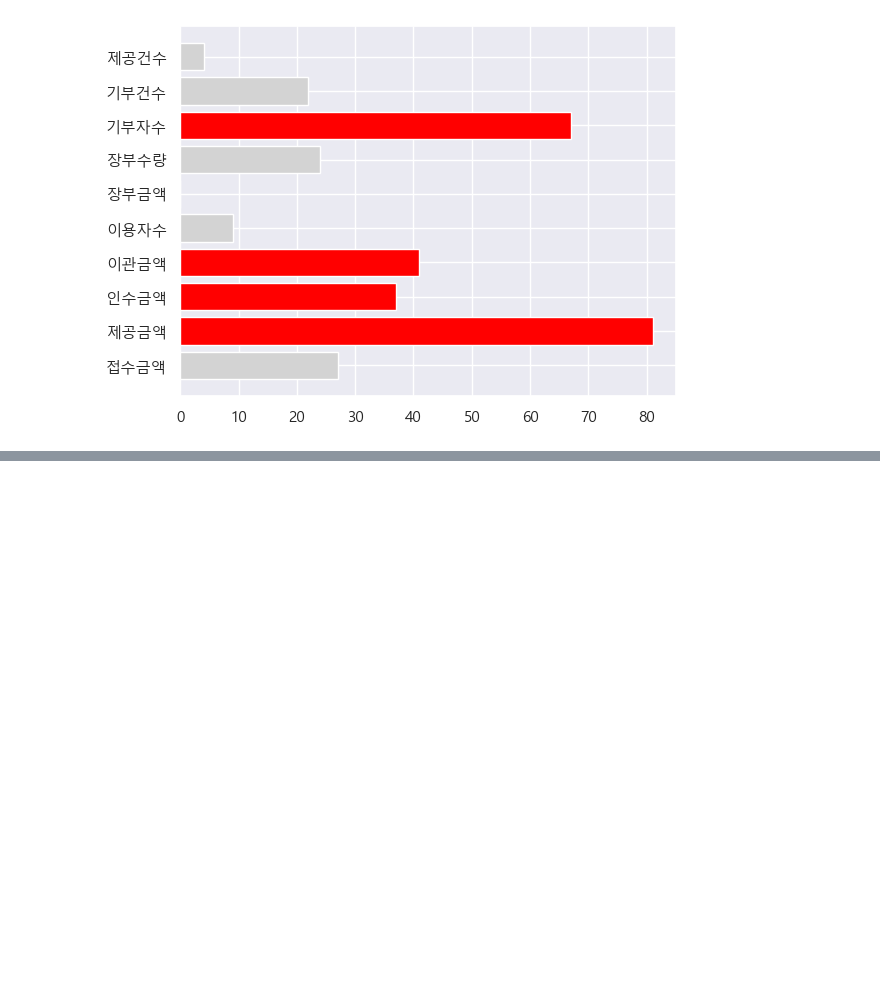
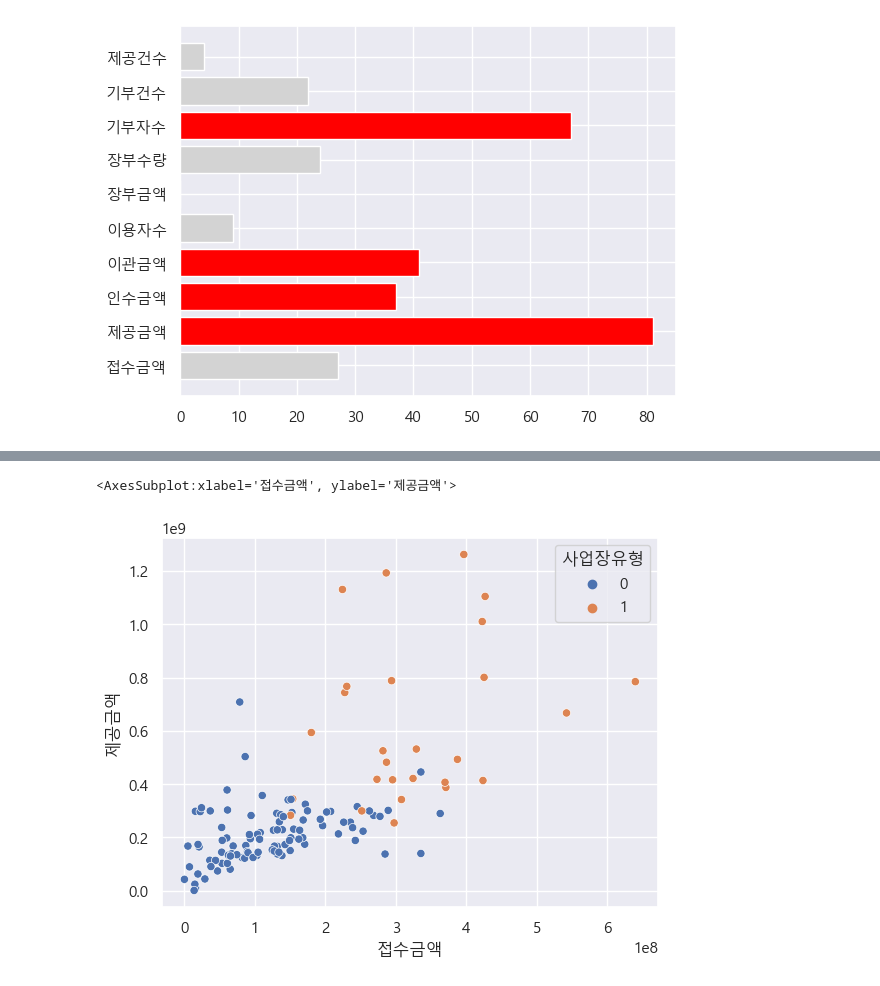
Before and after one commit to Muj2n/Food_Market_Data_Analysis, a Jupyter notebook: Food Market Modeling.ipynb, the cells around one changed output, grey strips where cells are left out. Drawn from its saved outputs; the diff is of its cells as text; code cells hidden in the pictures; blank space fills up the shorter version.

```diff
--- a/Food Market Modeling.ipynb
+++ b/Food Market Modeling.ipynb
@@ -590,2 +607,5 @@ data
 # %%
-sns.scatterplot(x = data['기부자수'], y = data['기부건수'], hue = data['사업장유형'])
+sns.scatterplot(x = data['기부자수'], y = data['제공금액'], hue = data['사업장유형'])
+# %% [output]
+<AxesSubplot:xlabel='접수금액', ylabel='제공금액'>
+[figure, added]
```
Also changed, not shown: parts of 12 cells of this notebook, 1 other file.
